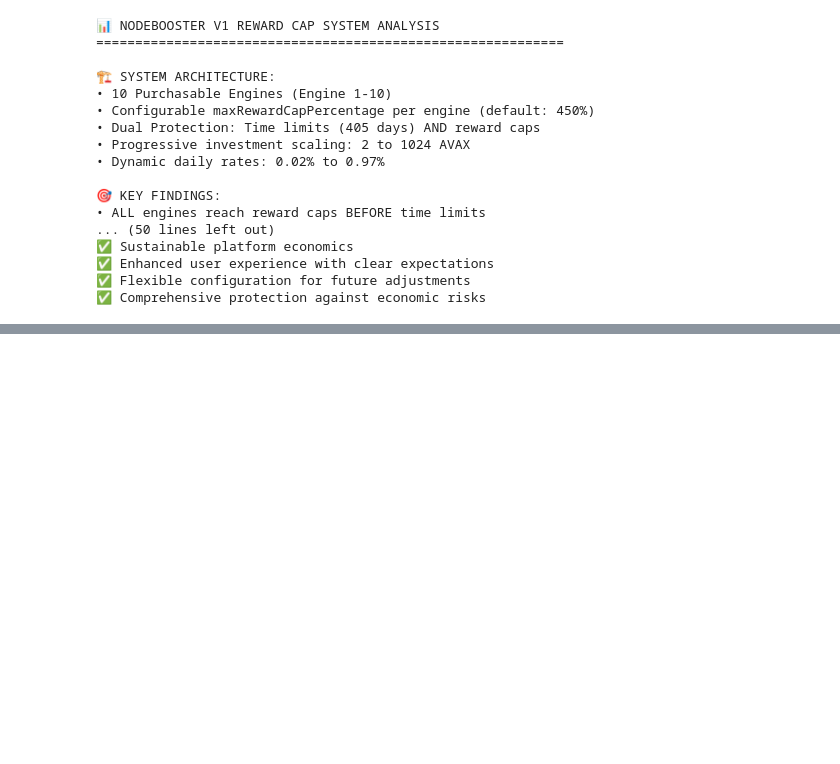
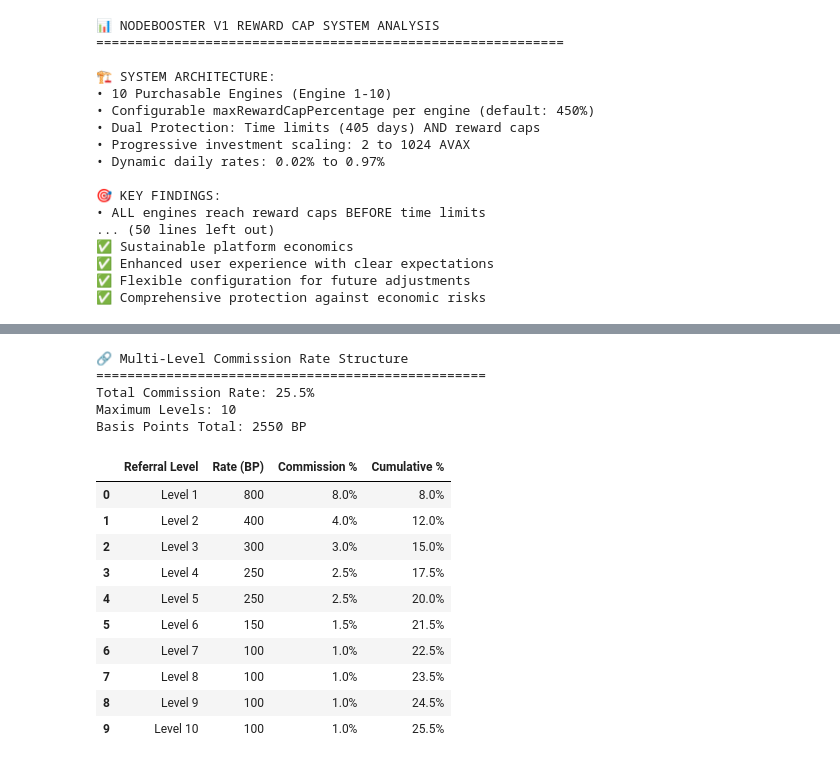
Before and after one commit to kyoudaiai/nodebooster, a Jupyter notebook: NodeBooster_V1_Engine_System_Summary.ipynb, the cells around one changed output, grey strips where cells are left out. Cells and saved outputs as stored; diff of their text form; code cells hidden in the pictures; blank space fills up the shorter version.

```diff
--- a/NodeBooster_V1_Engine_System_Summary.ipynb
+++ b/NodeBooster_V1_Engine_System_Summary.ipynb
@@ -1515,0 +1533,79 @@ print("✅ Comprehensive protection against economic risks")
+# %%
+# Multi-Level Commission System Analysis
+import numpy as np
+import pandas as pd
+import plotly.graph_objects as go
+from plotly.subplots import make_subplots
+
+# Default commission rates (in basis points - 10000 = 100%)
+default_commission_rates = {
+    "Level 1": 800,   # 8%
+    "Level 2": 400,   # 4%
+    "Level 3": 300,   # 3%
+    "Level 4": 250,   # 2.5%
+    "Level 5": 250,   # 2.5%
+    "Level 6": 150,   # 1.5%
+    "Level 7": 100,   # 1%
+    "Level 8": 100,   # 1%
+    "Level 9": 100,   # 1%
+    "Level 10": 100   # 1%
+}
+
+# Engine referral level limits (how many levels each engine can earn commissions from)
+# Note: Engine 0 is reserved and not used. Active engines are 1-10.
+engine_ref_limits = {
+    1: 1,   # Engine 1 can earn from 1 level
+    2: 2,   # Engine 2 can earn from 2 levels
+    3: 3,   # Engine 3 can earn from 3 levels
+    4: 4,   # Engine 4 can earn from 4 levels
+    5: 5,   # Engine 5 can earn from 5 levels
+    6: 6,   # Engine 6 can earn from 6 levels
+    7: 10,  # Engine 7 can earn from all 10 levels
+    8: 10,  # Engine 8 can earn from all 10 levels
+    9: 10,  # Engine 9 can earn from all 10 levels
+    10: 10  # Engine 10 can earn from all 10 levels
+}
+
+# Create commission analysis DataFrame
+commission_data = []
+for level, rate_bp in default_commission_rates.items():
+    commission_data.append({
+        "Level": level,
+        "Commission_Rate_BP": rate_bp,
+        "Commission_Percentage": rate_bp / 100,  # Convert to percentage
+        "Cumulative_Rate": sum(list(default_commission_rates.values())[:int(level.split()[1])]) / 100
+    })
+
+commission_df = pd.DataFrame(commission_data)
+
+print("🔗 Multi-Level Commission Rate Structure")
+print("=" * 50)
+print(f"Total Commission Rate: {sum(default_commission_rates.values())/100:.1f}%")
+print(f"Maximum Levels: 10")
+print(f"Basis Points Total: {sum(default_commission_rates.values())} BP")
+print()
+
+# Display commission structure
+display_comm = commission_df.copy()
+display_comm["Commission_Percentage"] = display_comm["Commission_Percentage"].apply(lambda x: f"{x:.1f}%")
+display_comm["Cumulative_Rate"] = display_comm["Cumulative_Rate"].apply(lambda x: f"{x:.1f}%")
+display_comm.columns = ["Referral Level", "Rate (BP)", "Commission %", "Cumulative %"]
+
+display_comm
+# %% [output]
+🔗 Multi-Level Commission Rate Structure
+==================================================
+Total Commission Rate: 25.5%
+Maximum Levels: 10
+Basis Points Total: 2550 BP
+|  | Referral Level | Rate (BP) | Commission % | Cumulative % |
+| 0 | Level 1 | 800 | 8.0% | 8.0% |
+| 1 | Level 2 | 400 | 4.0% | 12.0% |
+| 2 | Level 3 | 300 | 3.0% | 15.0% |
+| 3 | Level 4 | 250 | 2.5% | 17.5% |
+| 4 | Level 5 | 250 | 2.5% | 20.0% |
+| 5 | Level 6 | 150 | 1.5% | 21.5% |
+| 6 | Level 7 | 100 | 1.0% | 22.5% |
+| 7 | Level 8 | 100 | 1.0% | 23.5% |
+| 8 | Level 9 | 100 | 1.0% | 24.5% |
+| 9 | Level 10 | 100 | 1.0% | 25.5% |
```
Also changed, not shown: parts of 8 cells of this notebook, 4 other files.
